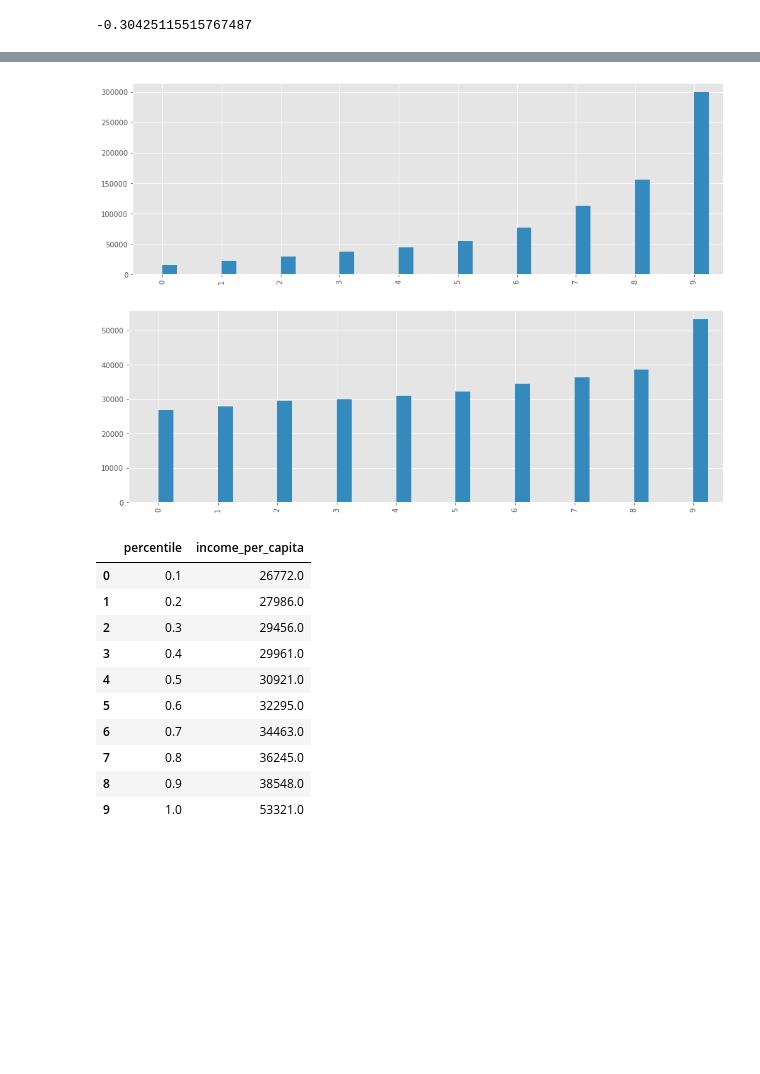
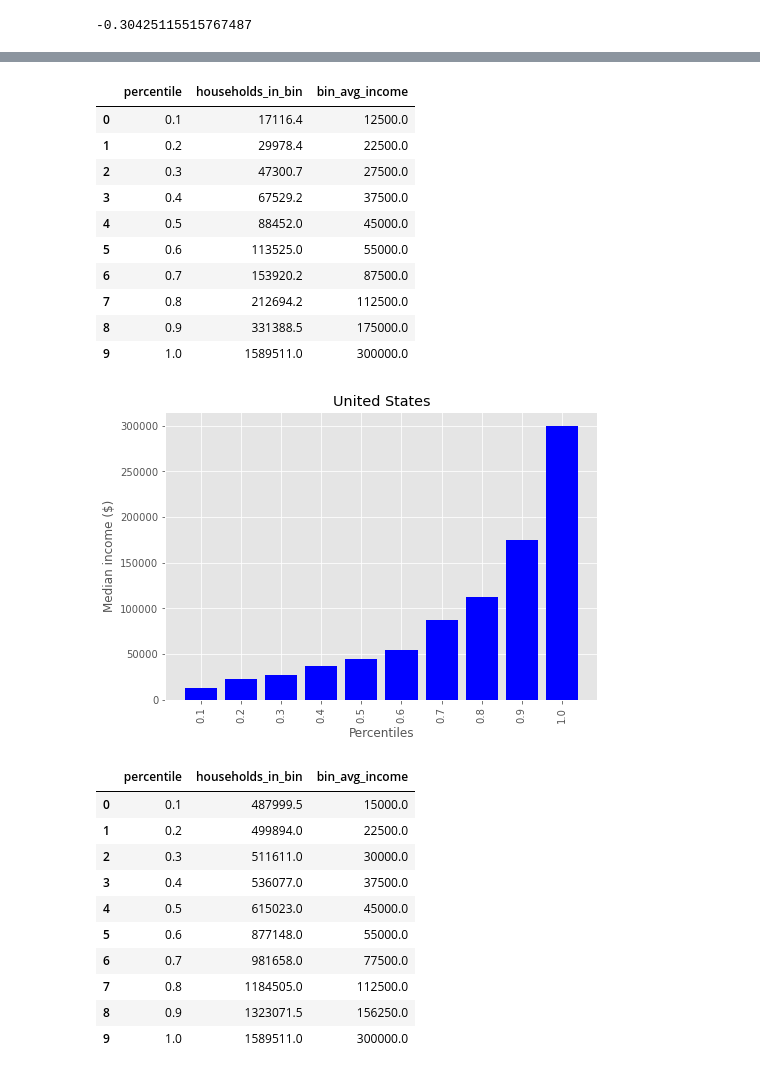
Before and after one commit to Yukti-K/7Park, a Jupyter notebook: Gabi/7park_state_SQL_exc.ipynb, the cells around one changed output, grey strips where cells are left out. Saved outputs shown, nothing was run; the diff lists cells and outputs as text; code cells hidden in the pictures; blank space fills up the shorter version.

```diff
--- a/Gabi/7park_state_SQL_exc.ipynb
+++ b/Gabi/7park_state_SQL_exc.ipynb
@@ -152,26 +162,44 @@ state_df.sample(5)
 # %%
-by_bin = state_df.groupby('income_bin', as_index = False).agg( median_inc = ('bin_avg_income', 'median'))
-usa_quantiles = by_bin.quantile([.1, .2,.3,.4, .5,.6,.7,.8,.9,1]).reset_index().rename(columns = {'index': 'percentile'})
-usa_quantiles.plot.bar(figsize=(15, 5), legend= None);
+usa_quantiles2 = state_df[['households_in_bin','bin_avg_income']].quantile(
+    [.1, .2,.3,.4, .5,.6,.7,.8,.9,1]).reset_index().rename(columns = {'index': 'percentile'})
+usa_quantiles2
 # %% [output]
-[figure, removed]
+|  | percentile | households_in_bin | bin_avg_income |
+| 0 | 0.1 | 17116.4 | 12500.0 |
+| 1 | 0.2 | 29978.4 | 22500.0 |
+| 2 | 0.3 | 47300.7 | 27500.0 |
+| 3 | 0.4 | 67529.2 | 37500.0 |
+| 4 | 0.5 | 88452.0 | 45000.0 |
+| 5 | 0.6 | 113525.0 | 55000.0 |
+| 6 | 0.7 | 153920.2 | 87500.0 |
+| 7 | 0.8 | 212694.2 | 112500.0 |
+| 8 | 0.9 | 331388.5 | 175000.0 |
+| 9 | 1.0 | 1589511.0 | 300000.0 |
+# %%
+fig = plt.figure()
+ax = fig.add_axes([0,0,1,1])
+ax.bar(usa_quantiles2['percentile'].astype(str),usa_quantiles2['bin_avg_income'], color="blue")
+plt.xticks(rotation=90)
+plt.title('United States')
+plt.xlabel('Percentiles')
+plt.ylabel('Median income ($)')
+plt.show()
+# %% [output]
+[figure, added]
 # %%
-usa_quantiles2 = state_df['income_per_capita'].quantile(
+CA = state_df.loc[(state_df['geo_id'] == '06'), ]
+CA_quantiles = CA[['households_in_bin','bin_avg_income']].quantile(
     [.1, .2,.3,.4, .5,.6,.7,.8,.9,1]).reset_index().rename(columns = {'index': 'percentile'})
-usa_quantiles2.plot.bar(figsize=(15, 5), legend= None);
+CA_quantiles
 # %% [output]
-[figure, removed]
+|  | percentile | households_in_bin | bin_avg_income |
+| 0 | 0.1 | 487999.5 | 15000.0 |
+| 1 | 0.2 | 499894.0 | 22500.0 |
+| 2 | 0.3 | 511611.0 | 30000.0 |
+| 3 | 0.4 | 536077.0 | 37500.0 |
+| 4 | 0.5 | 615023.0 | 45000.0 |
+| 5 | 0.6 | 877148.0 | 55000.0 |
+| 6 | 0.7 | 981658.0 | 77500.0 |
+| 7 | 0.8 | 1184505.0 | 112500.0 |
+| 8 | 0.9 | 1323071.5 | 156250.0 |
+| 9 | 1.0 | 1589511.0 | 300000.0 |
-# %%
-usa_quantiles2
-# %% [output]
-|  | percentile | income_per_capita |
-| 0 | 0.1 | 26772.0 |
-| 1 | 0.2 | 27986.0 |
-| 2 | 0.3 | 29456.0 |
-| 3 | 0.4 | 29961.0 |
-| 4 | 0.5 | 30921.0 |
-| 5 | 0.6 | 32295.0 |
-| 6 | 0.7 | 34463.0 |
-| 7 | 0.8 | 36245.0 |
-| 8 | 0.9 | 38548.0 |
-| 9 | 1.0 | 53321.0 |
```
Also changed, not shown: parts of 15 cells of this notebook.
